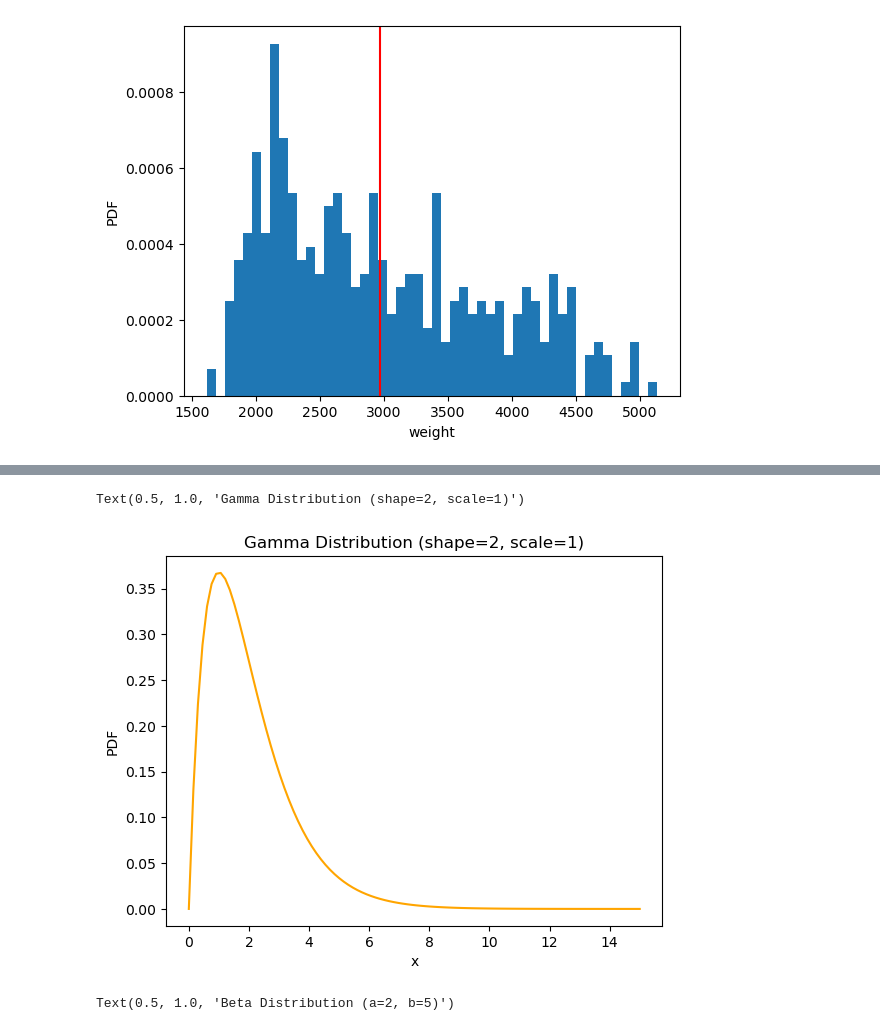
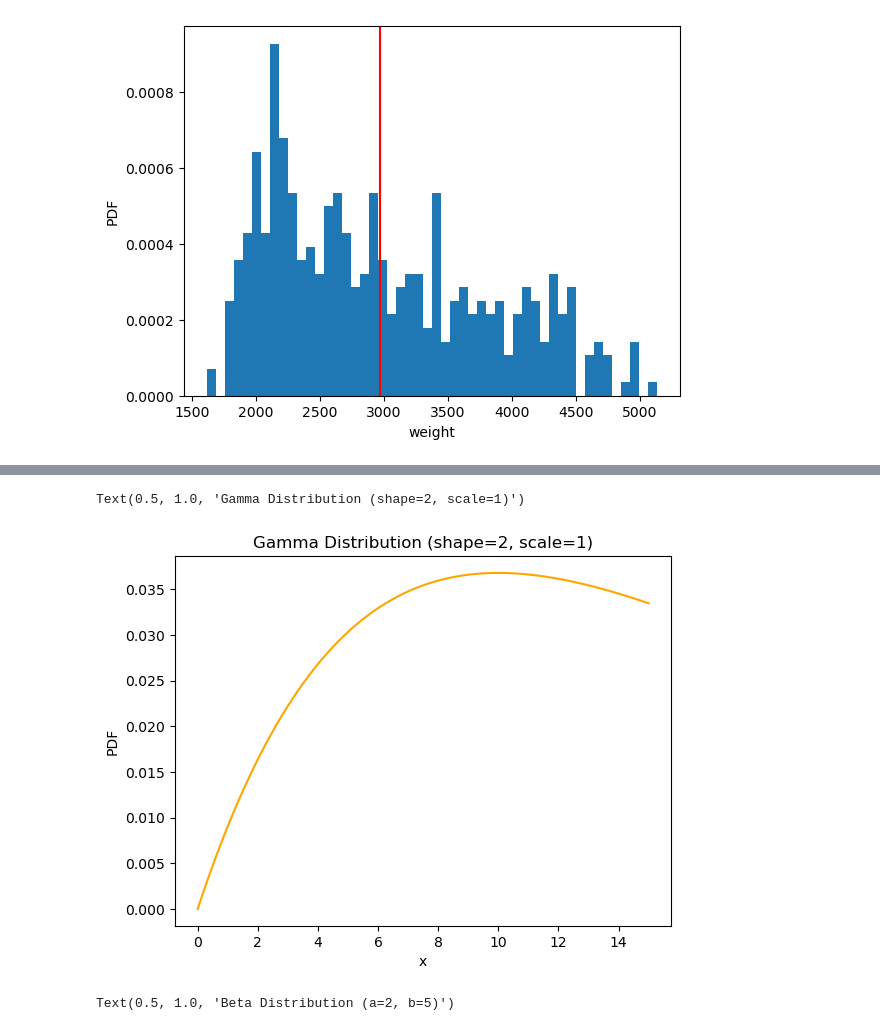
Before and after one commit to andins/stats_course_2024, a Jupyter notebook: distributions.ipynb, the cells around one changed output, grey strips where cells are left out. Drawn from its saved outputs; the diff is of its cells as text; code cells hidden in the pictures.

```diff
--- a/distributions.ipynb
+++ b/distributions.ipynb
@@ -55,15 +76,15 @@ Text(0.5, 1.0, 'Exponential Distribution (λ=1)')
 # %%
 shape = 2  # shape parameter
-scale = 1  # scale parameter
+scale = 10  # scale parameter
 eval_range = np.linspace(0, 15, 100)
 pdf = sps.gamma.pdf(x=eval_range, a=shape, scale=scale)
 plt.plot(eval_range, pdf, color='orange')
 plt.xlabel("x")
 plt.ylabel("PDF")
 plt.title("Gamma Distribution (shape=2, scale=1)")
 # %% [output]
 Text(0.5, 1.0, 'Gamma Distribution (shape=2, scale=1)')
-[figure, old version]
+[figure, new version]
 # %%
 a, b = 2, 5  # shape parameters
 eval_range = np.linspace(0, 1, 100)
```
Also changed, not shown: parts of 8 cells of this notebook, 2 other files.
